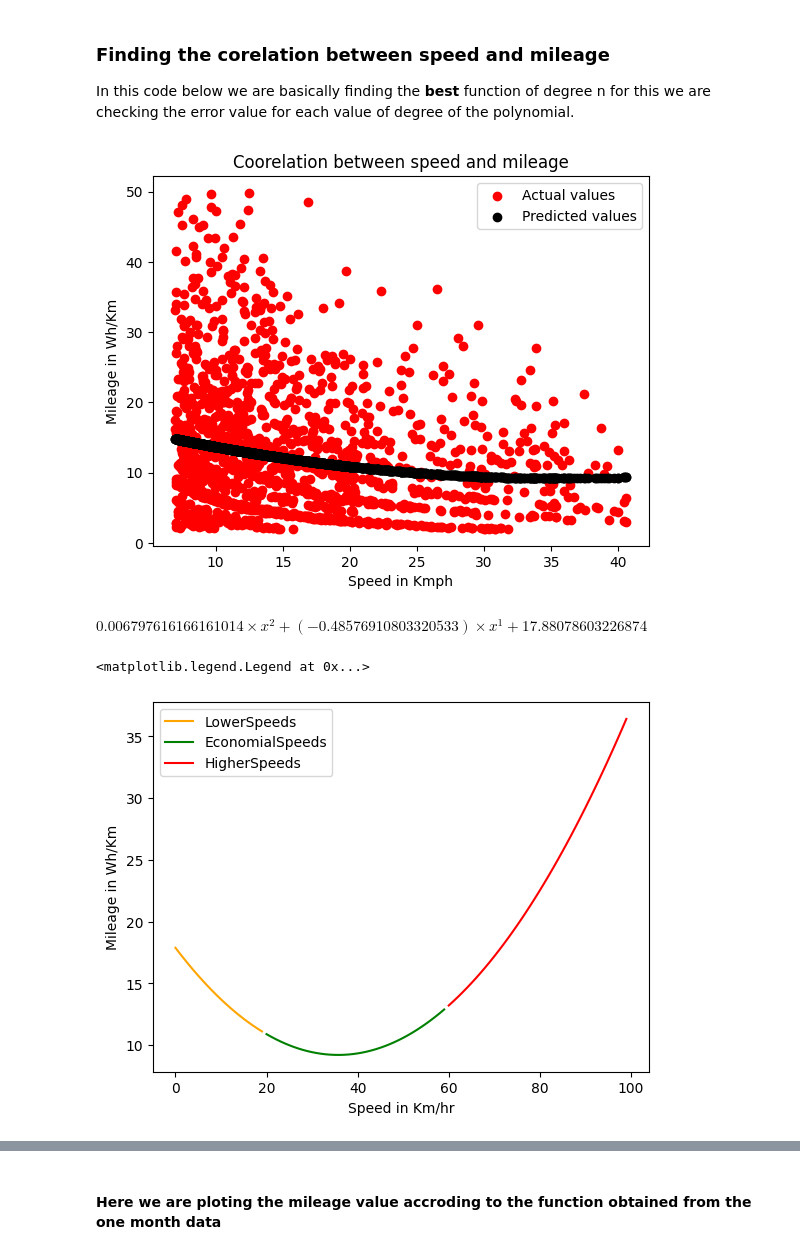
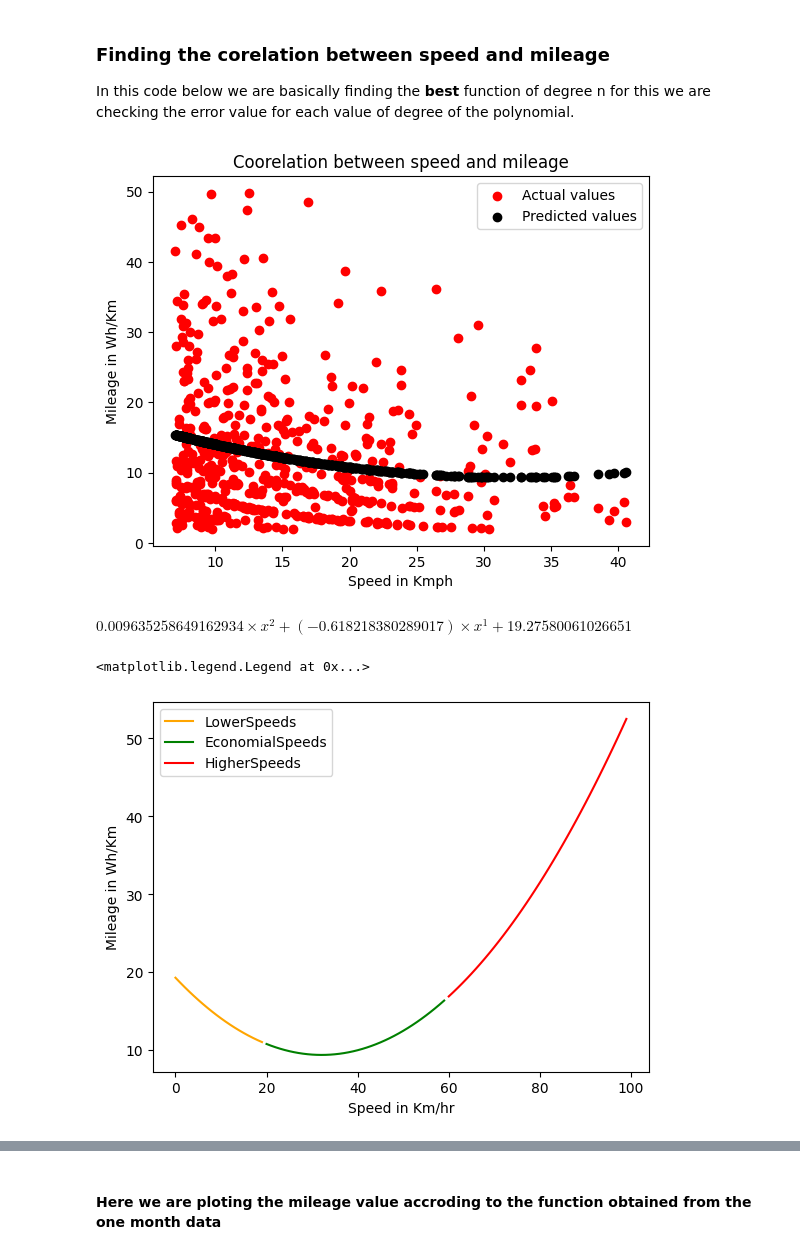
Before and after one commit to codewithyouwan/Range, a Jupyter notebook: mileage.ipynb, the cells around one changed output, grey strips where cells are left out. Cells and saved outputs as stored; diff of their text form; code cells hidden in the pictures.

```diff
--- a/mileage.ipynb
+++ b/mileage.ipynb
@@ -61,8 +93,13 @@ class Data:
         5. Identifying all the unique dates and storing it in 'dates'.
     '''
     def __init__(self,dataframe):
+        self.df.drop(self.df.index,inplace=True)
+        self.df2.drop(self.df2.index,inplace=True)
+        self.MileageArray=np.array([])
+        self.Speeds=np.array([])
+        self.dates=np.array([])
+
         self.df=dataframe
-
 
         '''Here we are sorting the data on the basis of both date and time'''
         self.df['DateModified']=self.df['date'].map(string_split)
@@ -80,7 +117,8 @@ class Data:
 
 
         self.df['Month']=self.df['date'].map(month)
-        self.df.drop(self.df.loc[(self.df['EnergyConsumed']<=float(0))|(self.df['lat']==0)|(self.df['long']==0)|(self.df['Distance']>170)].index,inplace=True)
+        #Here we are just filtering the data.
+        self.df.drop(self.df.loc[(self.df['EnergyConsumed']<=float(0))|(self.df['lat']==0)|(self.df['long']==0)|(self.df['Distance']>170)|(self.df['batCurrent']<=0.0)].index,inplace=True)
 
         #self.filterData()
         self.dates=self.df['date'].unique()
@@ -91,12 +129,12 @@ class Data:
         #self.trimArray()
 
         self.df2=self.df.loc[((self.df['Distance']>float(0))&(self.df['Speed']>float(7))&(self.df['Mileage']!=-1))]
-        self.df2=self.df2[['date','time','Mileage','Speed']]
+        self.df2=self.df2[['date','time','Mileage','Speed','batCurrent']]
         #self.df2.drop((self.df2['Speed']=='inf').index,inplace=True)
         self.df2.reset_index(inplace=True,drop=True)
 
-        self.MileageArray=self.df.loc[(self.df['Distance']>float(0))&(self.df['Speed']>float(7))&(self.df['Mileage']!=-1),'Mileage'].reset_index(drop=True).to_numpy(copy=False,dtype=np.float64)
-        self.Speeds=self.df.loc[(self.df['Distance']>float(0))&(self.df['Speed']>float(7))&(self.df['Mileage']!=-1),'Speed'].reset_index(drop=True).to_numpy(copy=False,dtype=np.float64)
+        self.MileageArray=self.df.loc[(self.df['Distance']>float(0))&(self.df['Speed']>float(7))&(self.df['Mileage']!=-1),'Mileage'].to_numpy(copy=False,dtype=np.float64)
+        self.Speeds=self.df.loc[(self.df['Distance']>float(0))&(self.df['Speed']>float(7))&(self.df['Mileage']!=-1),'Speed'].to_numpy(copy=False,dtype=np.float64)
 
     def CalTimeDifference(self):
         for i in self.dates:
@@ -132,5 +272,5 @@ class Data:
 # %%
-columns_to_pick=['date','time','speed','odo','batVolt','batCurrent','cummulativeDischarge','lat','long','longDirection','latDirection']
+columns_to_pick=['date','time','speed','batVolt','batCurrent','cummulativeDischarge','lat','long','longDirection','latDirection']
 df=pd.read_csv('1monthdata.csv',usecols=columns_to_pick)
 #loading the one month data
 OneMonth=Data(df)
@@ -194,49 +329,28 @@ def print_function(coff):
 <h3>Finding the corelation between speed and mileage</h3>
 <p>In this code below we are basically finding the <strong>best</strong> function of degree n for this we are checking the error value for each value of degree of the polynomial.</p>
 # %%
-BestFitFunction={}# Dict(key=deg, value=[functionvalues])
-minimum=0
-deg=2
-for i in range(2,3):
-    z=np.polyfit(OneMonth.Speeds,OneMonth.MileageArray,deg=i)
-    x=np.poly1d(z)
-    y=np.array([])
-    for j in OneMonth.Speeds:
-        y=np.append(y,x(j))
-    error=mean_squared_error(OneMonth.MileageArray,y)
-    #print(error,end="*")
-    match i:
-        case 2:
-            minimum=error
-            BestFitFunction[deg]=[z,y]
-        case default:
-            if error<minimum:
-                #print('Reached')
-                minimum=error
-                deg=i
-                BestFitFunction[deg]=[z,y]
-#print(deg,error)
+function=findBestFitFunction(OneMonth.Speeds,OneMonth.MileageArray,3)
 plt.scatter(OneMonth.Speeds,OneMonth.MileageArray,color='red')
 #plt.scatter(OneMonth.df['AverageSpeed_Kmph'],OneMonth.df['mileage'])
-plt.scatter(OneMonth.Speeds,BestFitFunction[deg][1],color='black')
+plt.scatter(OneMonth.Speeds,function[1],color='black')
 plt.xlabel("Speed in Kmph")
 plt.ylabel("Mileage in Wh/Km")
 plt.legend(['Actual values','Predicted values'])
 plt.title('Coorelation between speed and mileage')
 plt.show()
 #print(BestFitFunction)
 # %% [output]
-[figure, old version]
+[figure, new version]
 # %%
-print_function(BestFitFunction[deg][0])
+print_function(function[0])
 # %% [output]
-$ 0.006797616166161014\times x^{2} + (-0.48576910803320533)\times x^{1} + 17.88078603226874 $
+$ 0.009635258649162934\times x^{2} + (-0.618218380289017)\times x^{1} + 19.27580061026651 $
 # %%
-function=np.poly1d(BestFitFunction[deg][0])
+F=np.poly1d(function[0])
 y=np.array([])
 x=np.arange(100)
 for i in x:
-    y=np.append(y,function(i))
+    y=np.append(y,F(i))
 # plt.plot(x,y)
 plt.plot(x[x<20],y[:20],color='orange')
 plt.plot(x[(x>=20)&(x<60)],y[20:60],color='green')
@@ -247,6 +361,6 @@ plt.legend(['LowerSpeeds','EconomialSpeeds','HigherSpeeds'])
 # print(x)
 # %% [output]
 <matplotlib.legend.Legend at 0x...>
-[figure, old version]
+[figure, new version]
 # %%
 ThreeMonth=Data(pd.read_csv('3monthdata.csv',usecols=columns_to_pick,low_memory=False))
```
Also changed, not shown: parts of 35 cells of this notebook, 3 other files.
